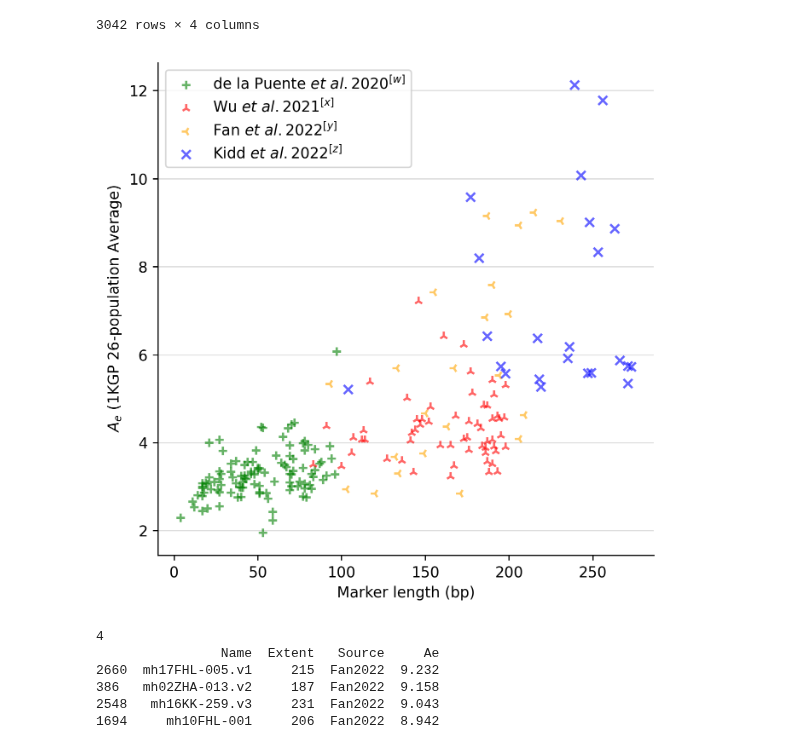
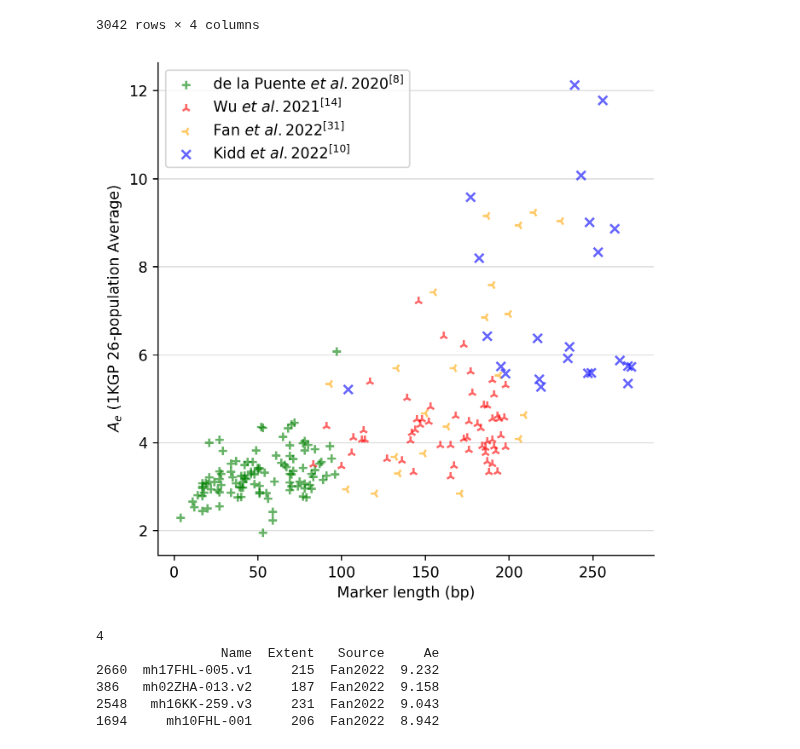
Before and after one commit to bioforensics/MicroHapDB, a Jupyter notebook: notebooks/mwg-paper-figures/ae_vs_length_2025-09-26.ipynb, the cells around one changed output. Saved outputs shown, nothing was run; the diff lists cells and outputs as text; code cells hidden in the pictures.

```diff
--- a/notebooks/mwg-paper-figures/ae_vs_length_2025-09-26.ipynb
+++ b/notebooks/mwg-paper-figures/ae_vs_length_2025-09-26.ipynb
@@ -32,22 +32,22 @@ wu = marker_aes[marker_aes.Source.str.contains("Wu2021")]
 fan = marker_aes[marker_aes.Source.str.contains("Fan2022")]
 # %%
 plt.figure(figsize=(6, 6), dpi=250)
-plt.scatter(delapuente.Extent, delapuente.Ae, marker="+", color="green", alpha=0.6, label="de la Puente $\it{et\ al.}$2020$^{[w]}$")
-plt.scatter(wu.Extent, wu.Ae, marker="2", color="red", alpha=0.6, label="Wu $\it{et\ al.}$2021$^{[x]}$")
-plt.scatter(fan.Extent, fan.Ae, marker="3", color="orange", alpha=0.6, label="Fan $\it{et\ al.}$2022$^{[y]}$")
-plt.scatter(kidd.Extent, kidd.Ae, marker="x", color="blue", alpha=0.6, label="Kidd $\it{et\ al.}$2022$^{[z]}$")
+plt.scatter(delapuente.Extent, delapuente.Ae, marker="+", color="green", alpha=0.6, label="de la Puente $\it{et\ al.}$2020$^{[8]}$")
+plt.scatter(wu.Extent, wu.Ae, marker="2", color="red", alpha=0.6, label="Wu $\it{et\ al.}$2021$^{[14]}$")
+plt.scatter(fan.Extent, fan.Ae, marker="3", color="orange", alpha=0.6, label="Fan $\it{et\ al.}$2022$^{[31]}$")
+plt.scatter(kidd.Extent, kidd.Ae, marker="x", color="blue", alpha=0.6, label="Kidd $\it{et\ al.}$2022$^{[10]}$")
 plt.ylabel("$A_e$ (1KGP 26-population Average)")
 plt.xlabel("Marker length (bp)")
 plt.legend(loc="upper left")
 plt.gca().spines["top"].set_visible(False)
 plt.gca().spines["right"].set_visible(False)
 plt.gca().yaxis.grid(True, color="#DDDDDD")
 plt.gca().set_axisbelow(True)
 plt.savefig("ae_vs_length_2025-09-26.jpg", bbox_inches="tight")
 plt.savefig("ae_vs_length_2025-09-26.pdf", bbox_inches="tight")
 plt.savefig("ae_vs_length_2025-09-26.png", bbox_inches="tight")
 # %% [output]
-[figure, old version]
+[figure, new version]
 # %%
 marker_aes_hq = marker_aes[(marker_aes.Ae >= 8.0) & (marker_aes.Source.str.contains("Fan2022"))]
 marker_aes_hq = marker_aes_hq.sort_values("Ae", ascending=False)
```
Also changed, not shown: 13 other files.
